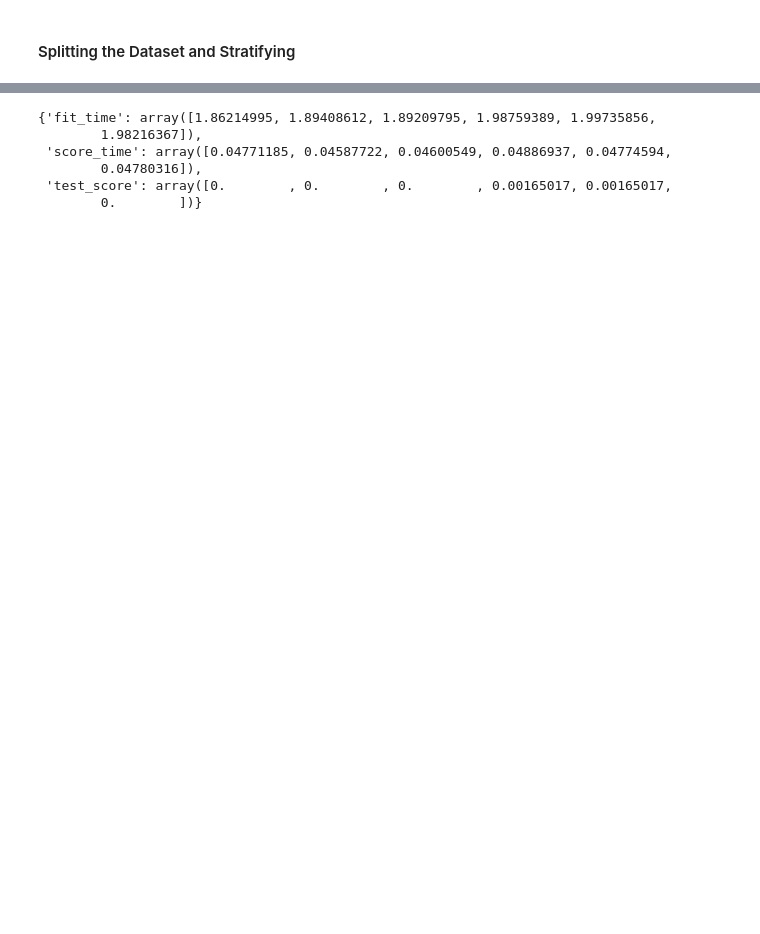
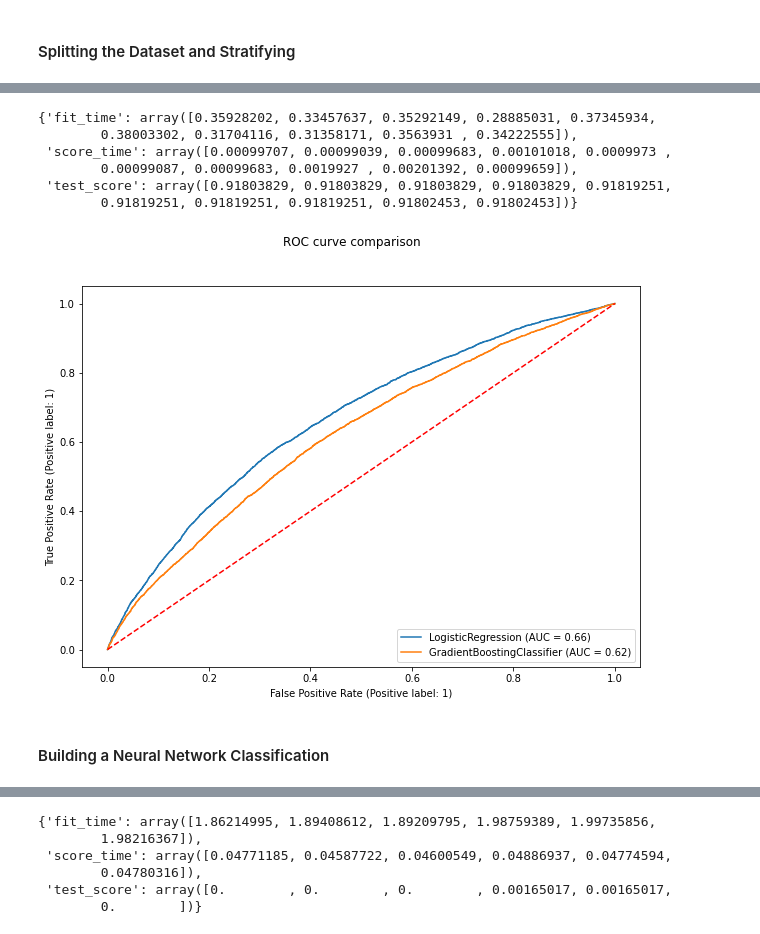
Before and after one commit to SharelCooper/LoanDefaultAnalysisAndMLPredicton, a Jupyter notebook: Loan Defualt Project .ipynb, the cells around one changed output, grey strips where cells are left out. Cells and saved outputs as stored; diff of their text form; code cells hidden in the pictures; blank space fills up the shorter version.

```diff
--- a/Loan Defualt Project .ipynb
+++ b/Loan Defualt Project .ipynb
@@ -967,0 +1014,5 @@ Name: TARGET, dtype: int64
+# %%
+from sklearn.linear_model import LogisticRegression
+
+LogisticRegression = LogisticRegression()
+LogisticRegression.fit(X_train, y_train)
@@ -967,0 +1038,5 @@ Name: TARGET, dtype: int64
+# %%
+from sklearn.ensemble import GradientBoostingClassifier
+
+GBC = GradientBoostingClassifier()
+GBC.fit(X_train, y_train)
@@ -967,0 +1045,11 @@ Name: TARGET, dtype: int64
+# %%
+# Predicting with the model
+y_pred = GBC.predict(X_test)
+# Evaluating the model
+recall_score(y_test, y_pred)
+f1_score(y_test, y_pred)
+accuracy_score(y_test, y_pred)
+
+from sklearn.metrics import confusion_matrix
+cm = confusion_matrix(y_test, y_pred)
+print(cm)
@@ -968 +1062,34 @@ Name: TARGET, dtype: int64
+# %%
+from sklearn.model_selection import cross_validate
+scores = cross_validate(LogisticRegression,X_test,y_test,cv=10,scoring='accuracy')
+scores
+# %% [output]
+{'fit_time': array([0.35928202, 0.33457637, 0.35292149, 0.28885031, 0.37345934,
+        0.38003302, 0.31704116, 0.31358171, 0.3563931 , 0.34222555]),
+ 'score_time': array([0.00099707, 0.00099039, 0.00099683, 0.00101018, 0.0009973 ,
+        0.00099087, 0.00099683, 0.0019927 , 0.00201392, 0.00099659]),
+ 'test_score': array([0.91803829, 0.91803829, 0.91803829, 0.91803829, 0.91819251,
+        0.91819251, 0.91819251, 0.91819251, 0.91802453, 0.91802453])}
+# %%
+# ROC_AUC
+from sklearn.metrics import roc_curve
+fpr, tpr, thresholds = roc_curve(y_test, y_pred)
+fpr, tpr, thresholds
+
+# ROC_AUC plot
+from sklearn.metrics import plot_roc_curve
+
+LR = plot_roc_curve(LogisticRegression, X_test, y_test)
+GB = plot_roc_curve(GBC, X_test, y_test, ax=LR.ax_)
+#xgbc = plot_roc_curve(xgb, X_test, y_test)#, ax=dt.ax_)
+# lgbc = plot_roc_curve(lgb, X_test, y_test, ax=xgbc.ax_)
+# gbc = plot_roc_curve(gb, X_test, y_test, ax=lgbc.ax_)
+
+plt.plot([0, 1], [0, 1],'r--')
+LR.figure_.suptitle("ROC curve comparison")
+plt.show();
+# %% [output]
+[figure, added]
+# %% [markdown]
+#### Building a Neural Network Classification
 # %%
```
Also changed, not shown: parts of 63 cells of this notebook.
